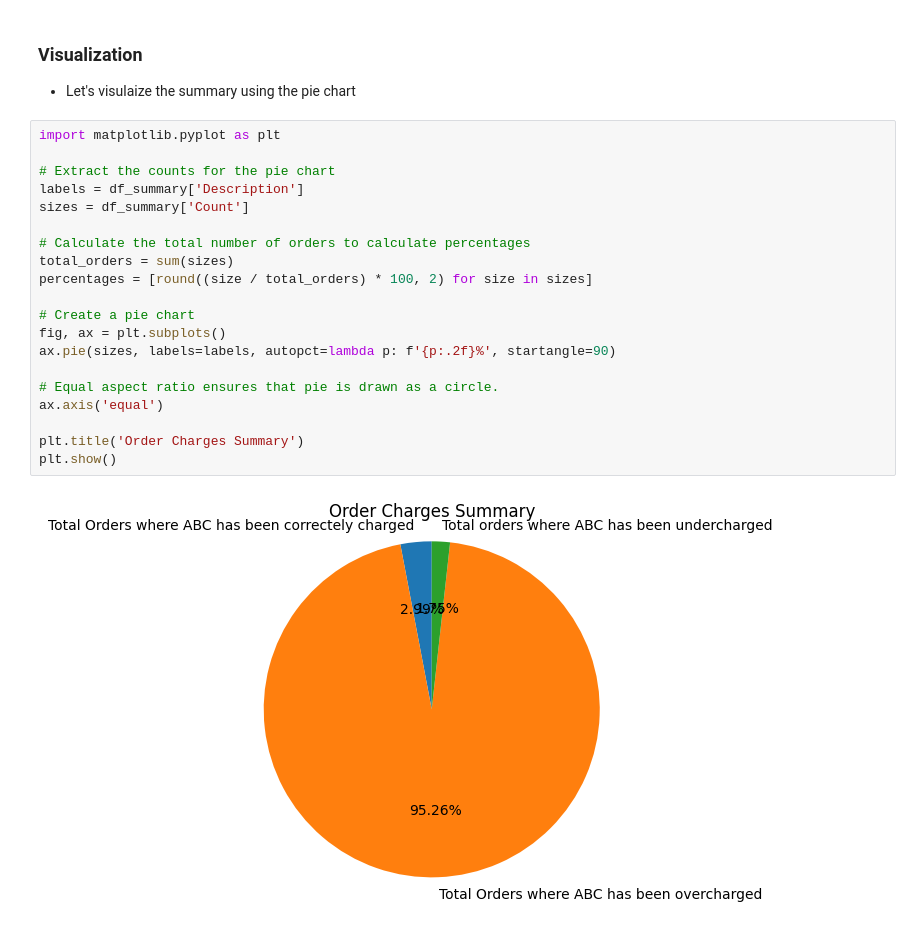
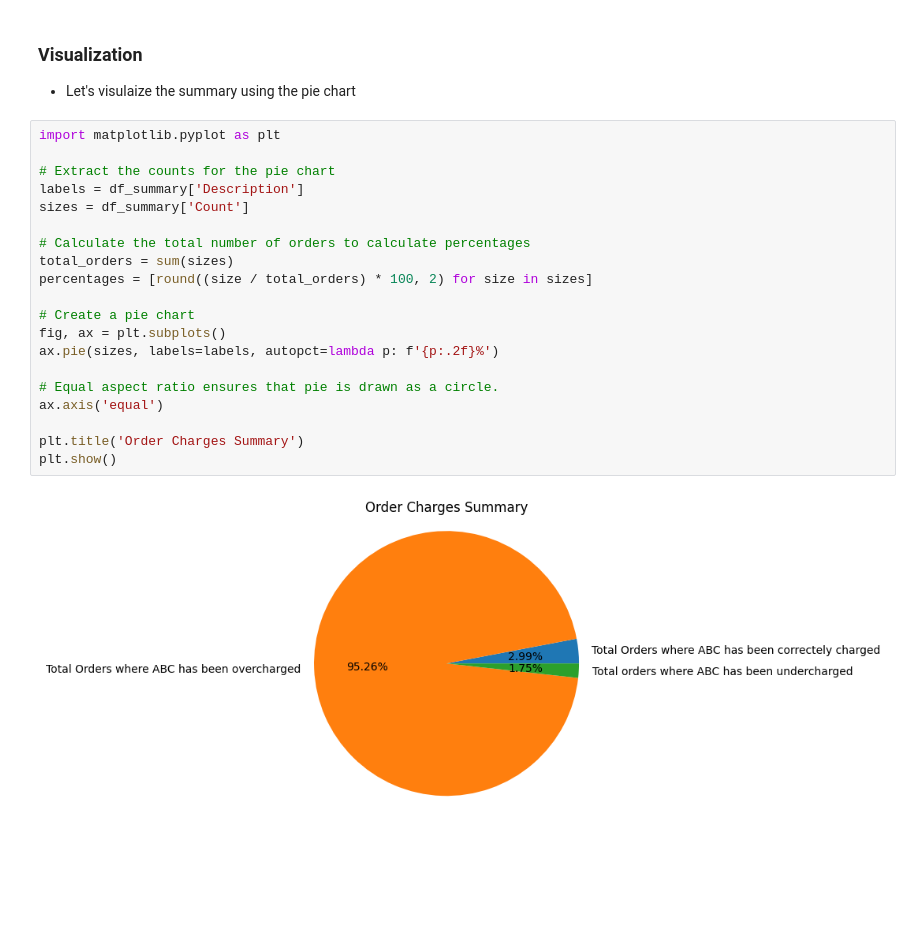
Before and after one commit to NebeyouMusie/Data-Science-Projects, a Jupyter notebook: Data Cleaning & Manipulation/B2B Courier Charges Accuracy Analysis/b2b.ipynb, the cells around one changed output. Saved outputs shown, nothing was run; the diff lists cells and outputs as text; blank space fills up the shorter version.

```diff
--- a/Data Cleaning & Manipulation/B2B Courier Charges Accuracy Analysis/b2b.ipynb
+++ b/Data Cleaning & Manipulation/B2B Courier Charges Accuracy Analysis/b2b.ipynb
@@ -303,22 +303,22 @@ print(df_summary)
 # %%
 import matplotlib.pyplot as plt
 
 # Extract the counts for the pie chart
 labels = df_summary['Description']
 sizes = df_summary['Count']
 
 # Calculate the total number of orders to calculate percentages
 total_orders = sum(sizes)
 percentages = [round((size / total_orders) * 100, 2) for size in sizes]
 
 # Create a pie chart
 fig, ax = plt.subplots()
-ax.pie(sizes, labels=labels, autopct=lambda p: f'{p:.2f}%', startangle=90)
+ax.pie(sizes, labels=labels, autopct=lambda p: f'{p:.2f}%')
 
 # Equal aspect ratio ensures that pie is drawn as a circle.
 ax.axis('equal')
 
 plt.title('Order Charges Summary')
 plt.show()
 # %% [output]
-[figure, old version]
+[figure, new version]
```
Also changed, not shown: 2 other files.
